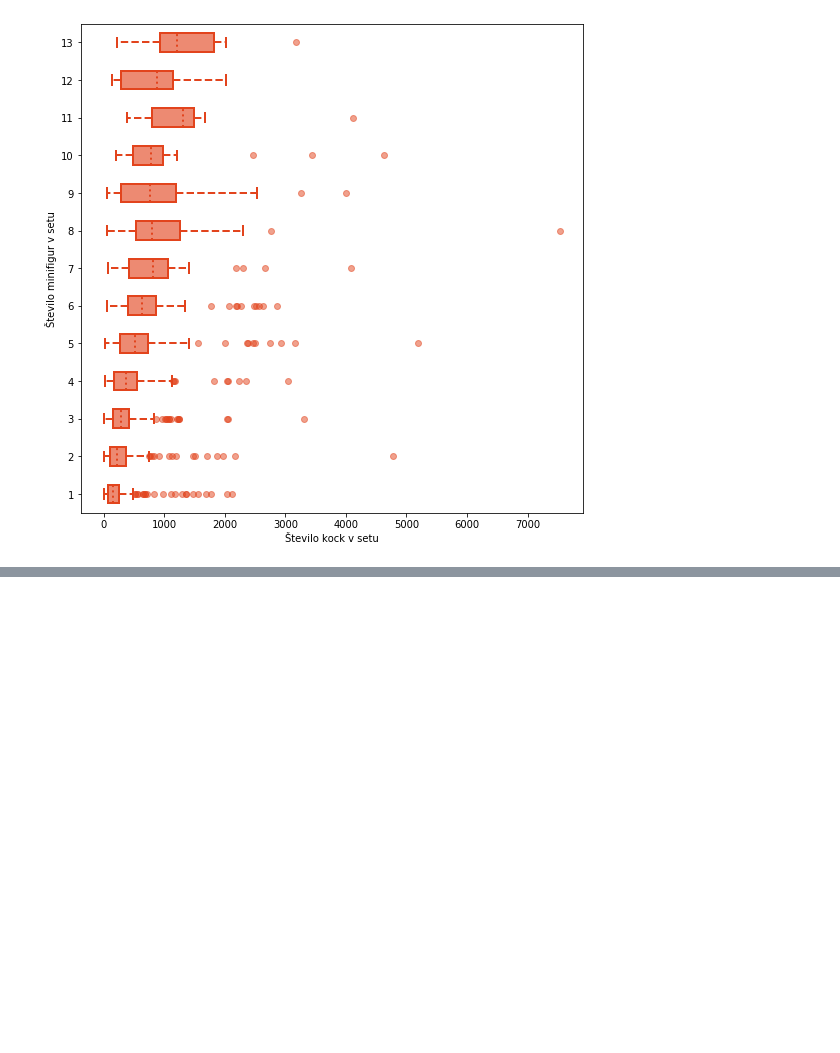
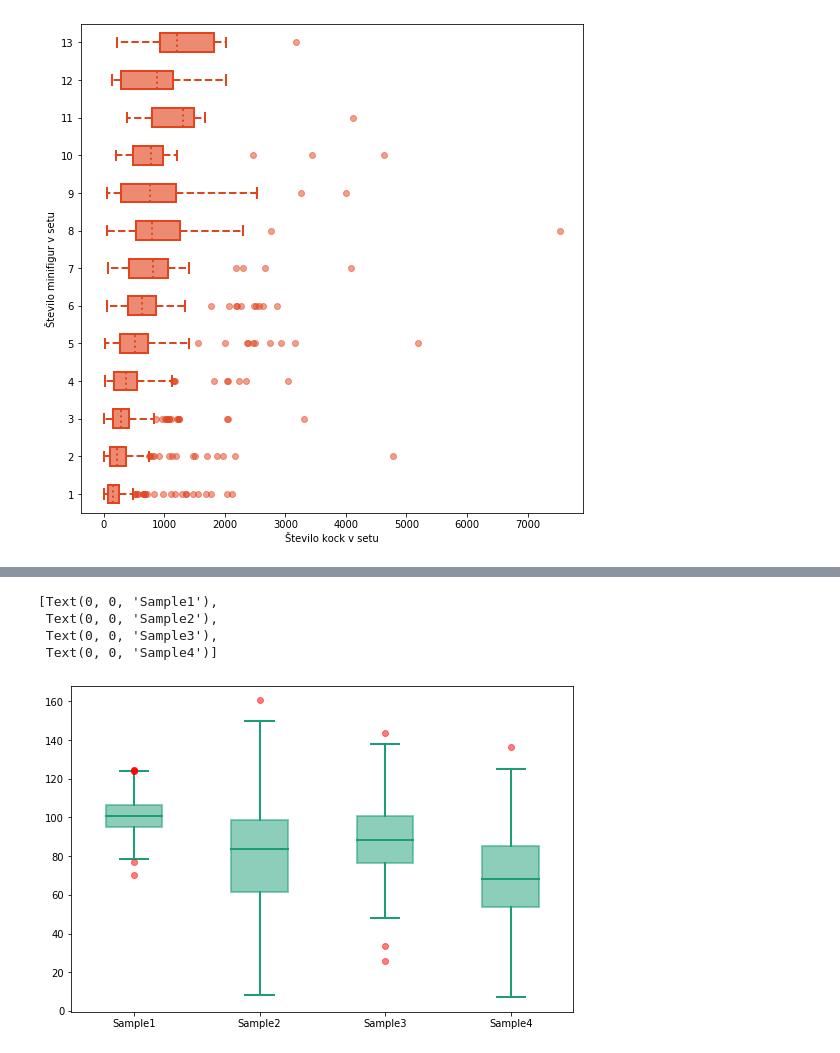
Before and after one commit to kazi99/Lego-sets, a Jupyter notebook: pomozna_analiza.ipynb, the cells around one changed output, grey strips where cells are left out. Drawn from its saved outputs; the diff is of its cells as text; code cells hidden in the pictures; blank space fills up the shorter version.

```diff
--- a/pomozna_analiza.ipynb
+++ b/pomozna_analiza.ipynb
@@ -363,0 +373,11 @@ for flier in bp2['fliers']:
+# %%
+## Create data
+np.random.seed(10)
+collectn_1 = np.random.normal(100, 10, 200)
+collectn_2 = np.random.normal(80, 30, 200)
+collectn_3 = np.random.normal(90, 20, 200)
+collectn_4 = np.random.normal(70, 25, 200)
+
+## combine these different collections into a list
+data_to_plot = [collectn_1, collectn_2, collectn_3, collectn_4]
+collectn_1
@@ -363,0 +402,43 @@ for flier in bp2['fliers']:
+# %%
+# Create a figure instance
+fig = plt.figure(1, figsize=(9, 6))
+
+# Create an axes instance
+ax = fig.add_subplot(111)
+
+# Create the boxplot
+
+## add patch_artist=True option to ax.boxplot()
+## to get fill color
+bp = ax.boxplot(data_to_plot, patch_artist=True, sym='r')
+
+## change outline color, fill color and linewidth of the boxes
+for box in bp['boxes']:
+    # change outline color
+    box.set(color='#1b9e77', linewidth=2)
+    # change fill color
+    box.set(facecolor = '#1b9e77', alpha=0.5)
+
+## change color and linewidth of the whiskers
+for whisker in bp['whiskers']:
+    whisker.set(color='#1b9e77', linewidth=2)
+
+## change color and linewidth of the caps
+for cap in bp['caps']:
+    cap.set(color='#1b9e77', linewidth=2)
+
+## change color and linewidth of the medians
+for median in bp['medians']:
+    median.set(color='#1b9e77', linewidth=2)
+
+## change the style of fliers and their fill
+for flier in bp['fliers']:
+    flier.set(marker='o', alpha=0.5)
+
+ax.set_xticklabels(['Sample1', 'Sample2', 'Sample3', 'Sample4'])
+# %% [output]
+[Text(0, 0, 'Sample1'),
+ Text(0, 0, 'Sample2'),
+ Text(0, 0, 'Sample3'),
+ Text(0, 0, 'Sample4')]
+[figure, added]
```
Also changed, not shown: parts of 2 cells of this notebook, 1 other file.
